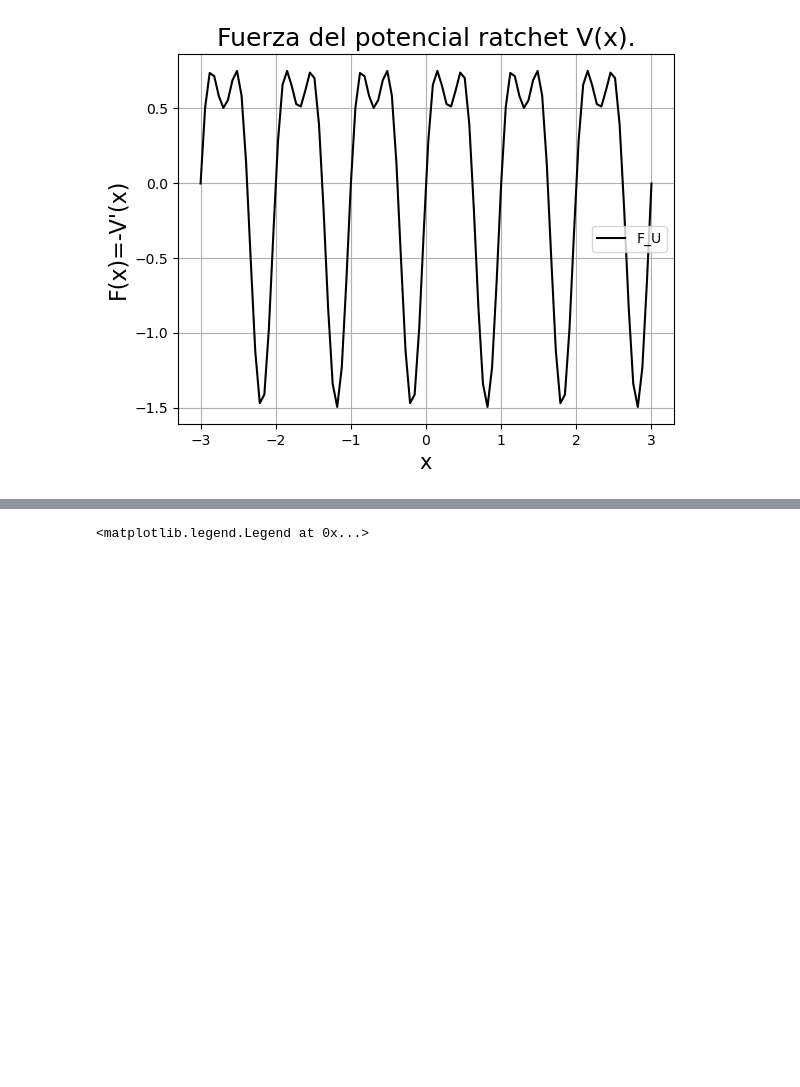
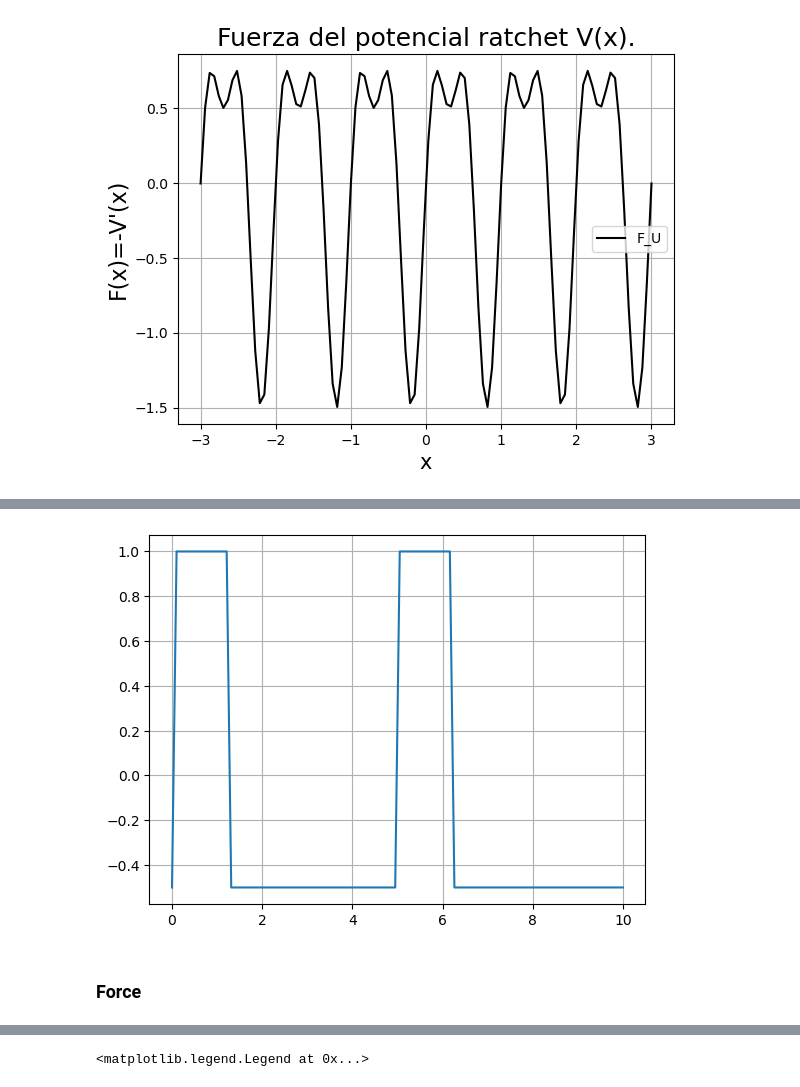
Before and after one commit to galois1915/Modeling-in-Nature-Science, a Jupyter notebook: motor-brownian.ipynb, the cells around one changed output, grey strips where cells are left out. Drawn from its saved outputs; the diff is of its cells as text; code cells hidden in the pictures; blank space fills up the shorter version.

```diff
--- a/motor-brownian.ipynb
+++ b/motor-brownian.ipynb
@@ -58,0 +89,29 @@ plt.legend()
+# %%
+class duty_cycle:
+    def __init__(self, t, alpha, delta, f):
+        self.alpha = alpha
+        self.delta = delta
+        self.t = t
+        self.f = f
+
+    def value(self):
+
+        if self.t > 1/self.f:
+            self.t = divmod(self.t,1/self.f)[1]
+        if (0<self.t) and (self.t<self.delta/self.f):
+            return 1
+        else:
+            return self.alpha
+# %%
+modulation = duty_cycle(t=0,alpha=-0.5, delta=0.25, f=1/5)
+# %%
+times = []
+for i in np.linspace(0,10,100):
+    modulation.t = i
+    times.append(modulation.value())
+plt.plot(np.linspace(0,10,100), times )
+plt.grid()
+# %% [output]
+[figure, added]
+# %% [markdown]
+### Force
```
Also changed, not shown: parts of 18 cells of this notebook, 1 other file.
